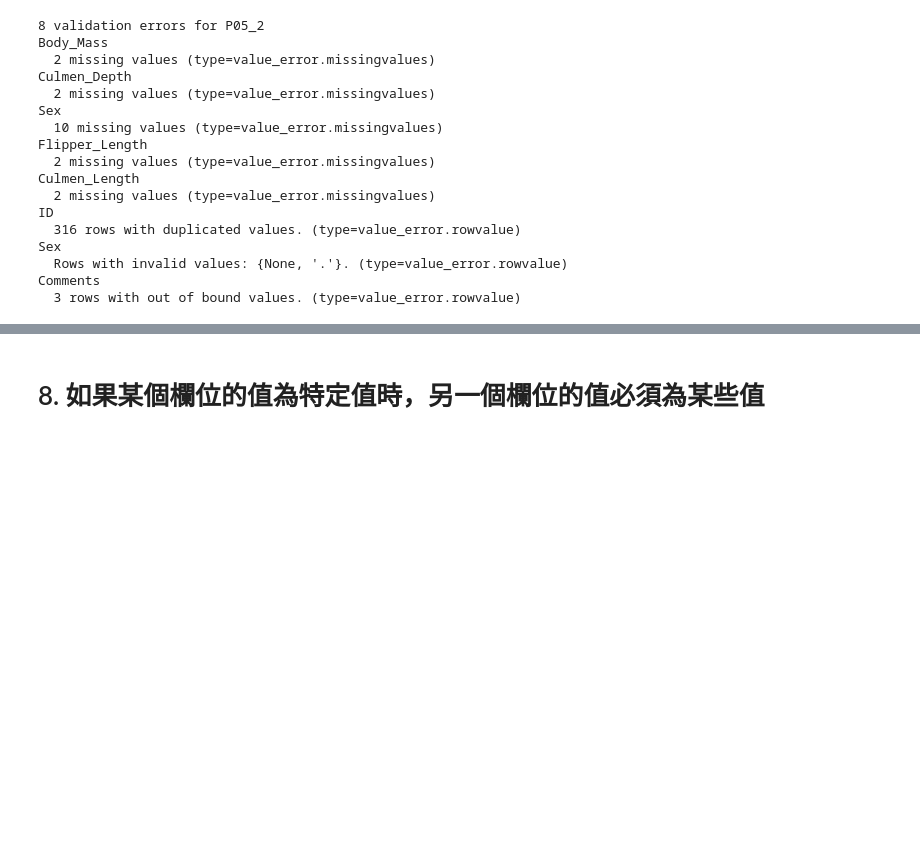
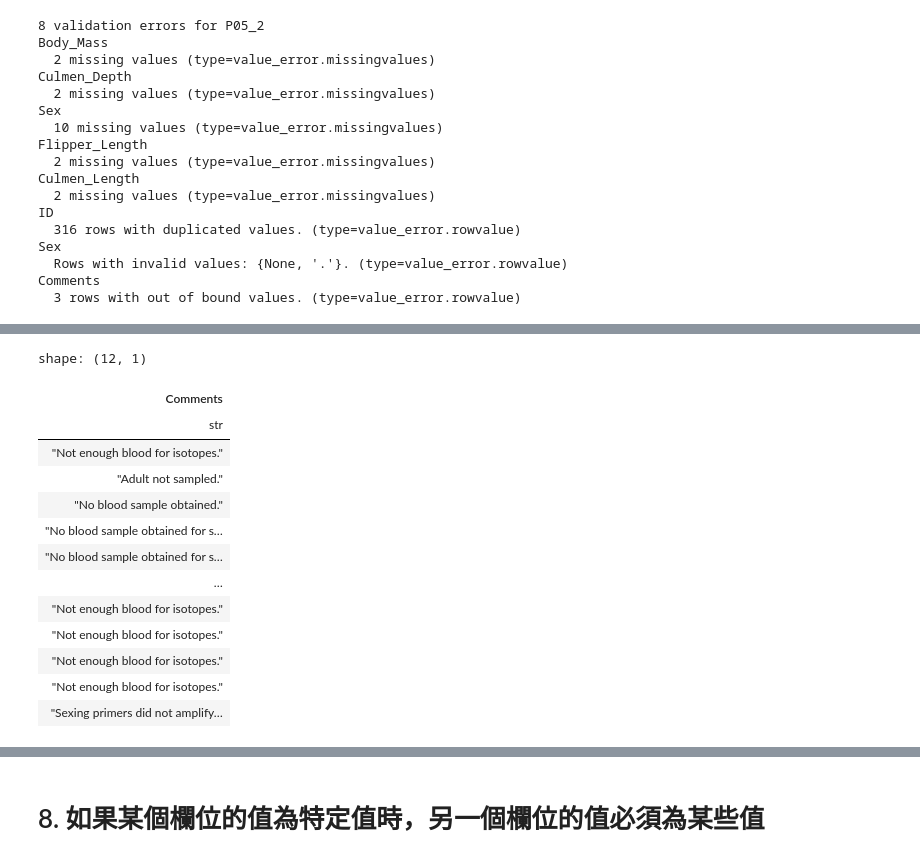
Before and after one commit to Alexchen666/Data-Analysis-101, a Jupyter notebook: data_validation.ipynb, the cells around one changed output, grey strips where cells are left out. Saved outputs shown, nothing was run; the diff lists cells and outputs as text; code cells hidden in the pictures; blank space fills up the shorter version.

```diff
--- a/data_validation.ipynb
+++ b/data_validation.ipynb
@@ -399,0 +417,17 @@ Comments
+# %%
+df.filter(pl.col('Comments').is_not_null()).filter(~pl.col('Comments').str.starts_with('Nest')).select(pl.col('Comments'))
+# %% [output]
+shape: (12, 1)
+| Comments |
+| str |
+| "Not enough blood for isotopes." |
+| "Adult not sampled." |
+| "No blood sample obtained." |
+| "No blood sample obtained for s… |
+| "No blood sample obtained for s… |
+| … |
+| "Not enough blood for isotopes." |
+| "Not enough blood for isotopes." |
+| "Not enough blood for isotopes." |
+| "Not enough blood for isotopes." |
+| "Sexing primers did not amplify… |
```
Also changed, not shown: parts of 5 cells of this notebook.
